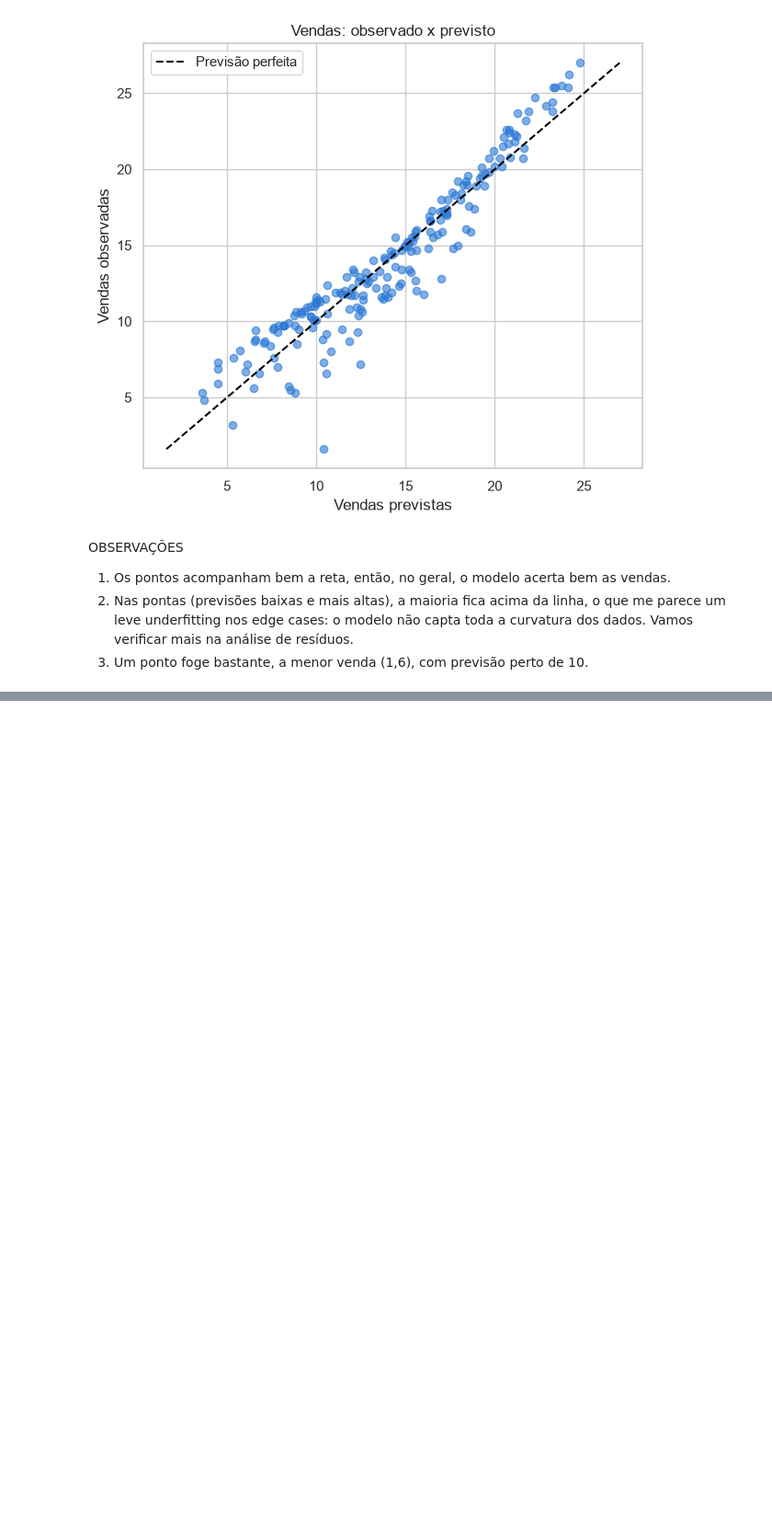
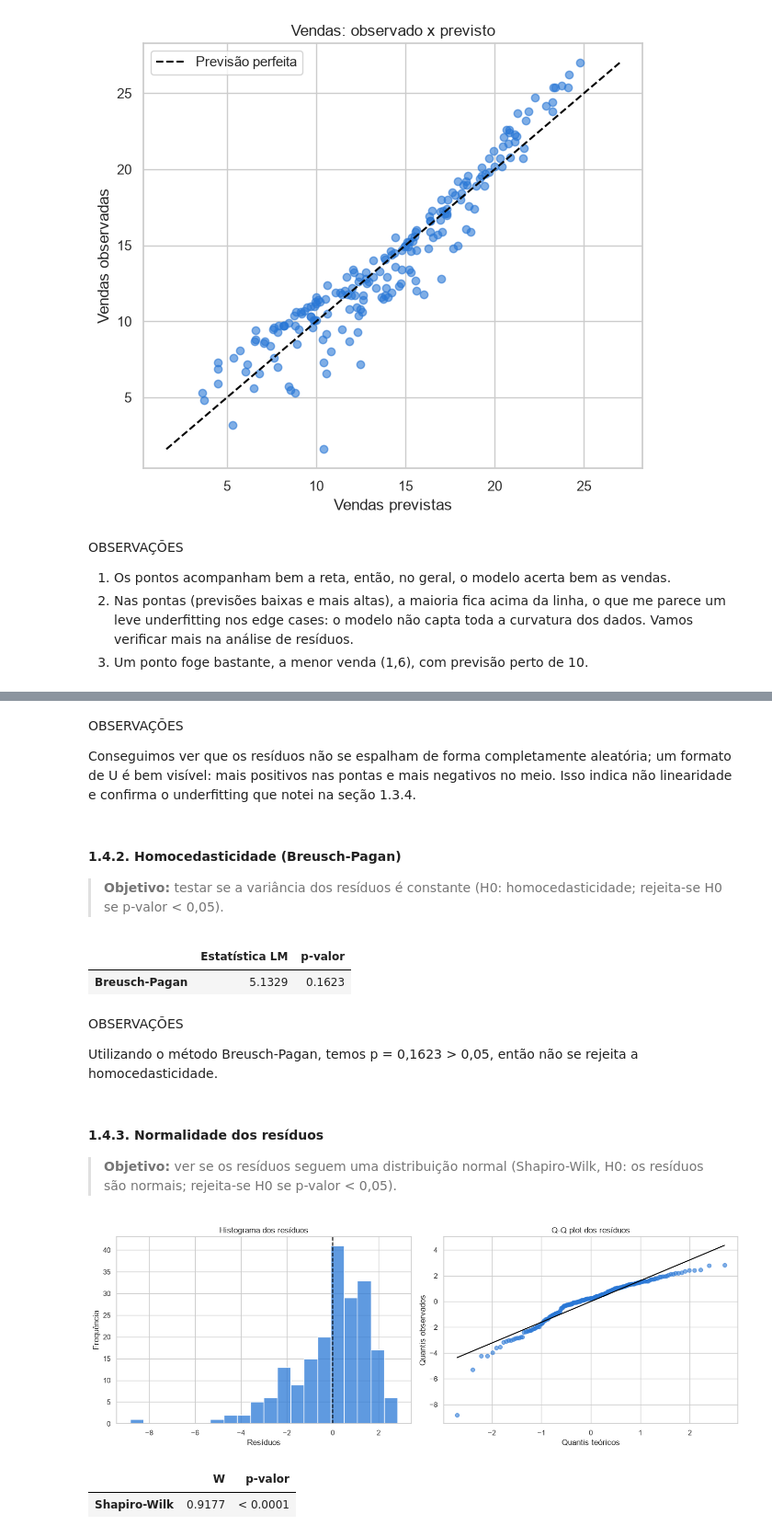
Before and after one commit to joaopdroslv/modelos-de-regressao-pucminas, a Jupyter notebook: Atividades/Lista_1/notebooks/Lista_1 - Análises.ipynb, the cells around one changed output, grey strips where cells are left out. Shown at 92% size. Saved outputs shown, nothing was run; the diff lists cells and outputs as text; code cells hidden in the pictures; blank space fills up the shorter version.

```diff
--- a/Atividades/Lista_1/notebooks/Lista_1 - Análises.ipynb
+++ b/Atividades/Lista_1/notebooks/Lista_1 - Análises.ipynb
@@ -515,0 +538,52 @@ OBSERVAÇÕES
+# %% [markdown]
+OBSERVAÇÕES
+
+Conseguimos ver que os resíduos não se espalham de forma completamente aleatória; um formato de U é bem visível: mais positivos nas pontas e mais negativos no meio. Isso indica não linearidade e confirma o underfitting que notei na seção 1.3.4.
+# %% [markdown]
+#### 1.4.2. Homocedasticidade (Breusch-Pagan)
+
+> **Objetivo:** testar se a variância dos resíduos é constante (H0: homocedasticidade; rejeita-se H0 se p-valor < 0,05).
+# %%
+bp = het_breuschpagan(residuos, X_prop)
+
+pd.DataFrame({'Estatística LM': [round(bp[0], 4)], 'p-valor': [formata_p(bp[1])]}, index=['Breusch-Pagan'])
+# %% [output]
+|  | Estatística LM | p-valor |
+| Breusch-Pagan | 5.1329 | 0.1623 |
+# %% [markdown]
+OBSERVAÇÕES
+
+Utilizando o método Breusch-Pagan, temos p = 0,1623 > 0,05, então não se rejeita a homocedasticidade.
+# %% [markdown]
+#### 1.4.3. Normalidade dos resíduos
+
+> **Objetivo:** ver se os resíduos seguem uma distribuição normal (Shapiro-Wilk, H0: os resíduos são normais; rejeita-se H0 se p-valor < 0,05).
+# %%
+fig, axes = plt.subplots(1, 2, figsize=(14, 5))
+
+# Histograma
+sns.histplot(residuos, bins=20, color=cor, ax=axes[0])
+axes[0].axvline(0, color='black', linestyle='--')
+axes[0].set_title('Histograma dos resíduos')
+axes[0].set_xlabel('Resíduos')
+axes[0].set_ylabel('Frequência')
+
+# Q-Q plot
+stats.probplot(residuos, dist='norm', plot=axes[1])
+axes[1].get_lines()[0].set(color=cor, alpha=0.6)
+axes[1].get_lines()[1].set(color='black')
+axes[1].set_title('Q-Q plot dos resíduos')
+axes[1].set_xlabel('Quantis teóricos')
+axes[1].set_ylabel('Quantis observados')
+
+plt.tight_layout()
+plt.show()
+# %% [output]
+[figure, added]
+# %%
+W, p_shapiro = stats.shapiro(residuos)
+
+pd.DataFrame({'W': [round(W, 4)], 'p-valor': [formata_p(p_shapiro)]}, index=['Shapiro-Wilk'])
+# %% [output]
+|  | W | p-valor |
+| Shapiro-Wilk | 0.9177 | < 0.0001 |
```
Also changed, not shown: parts of 8 cells of this notebook.
